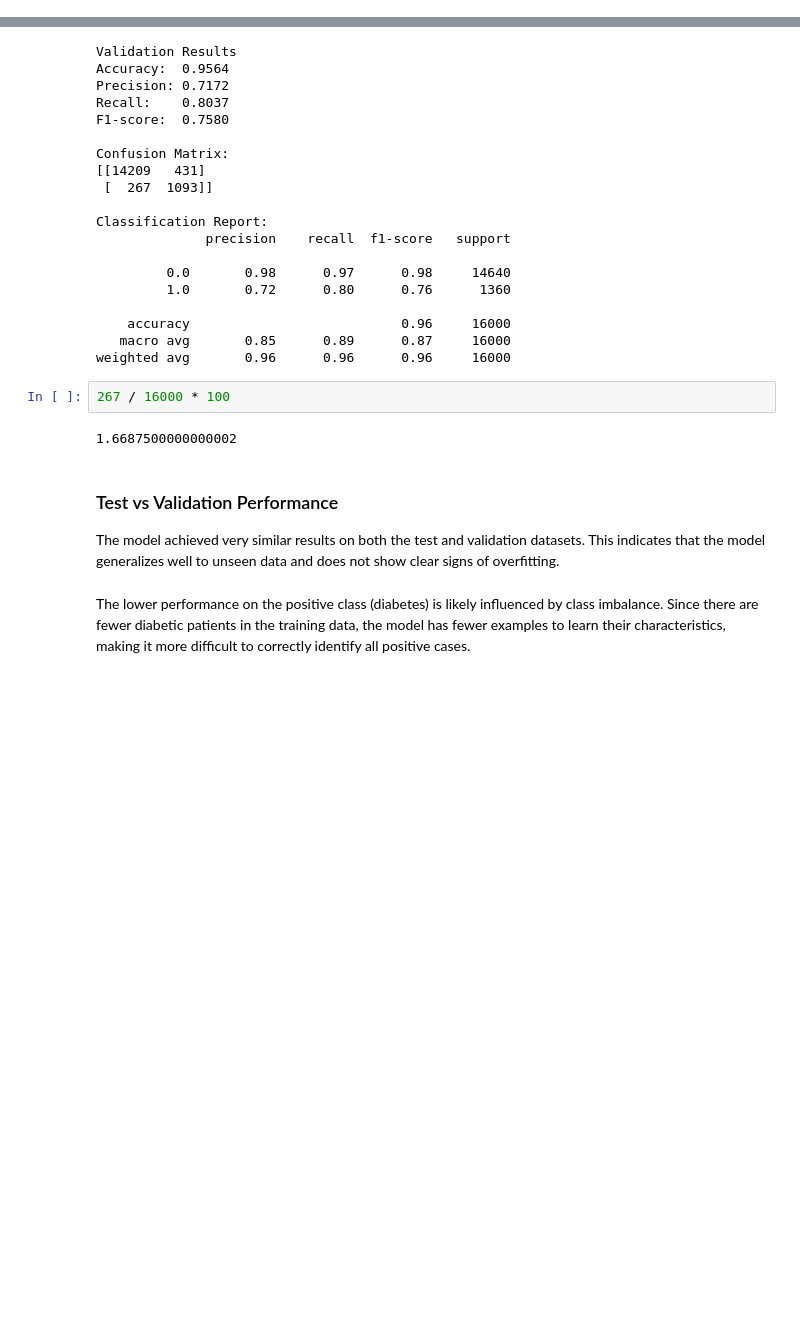
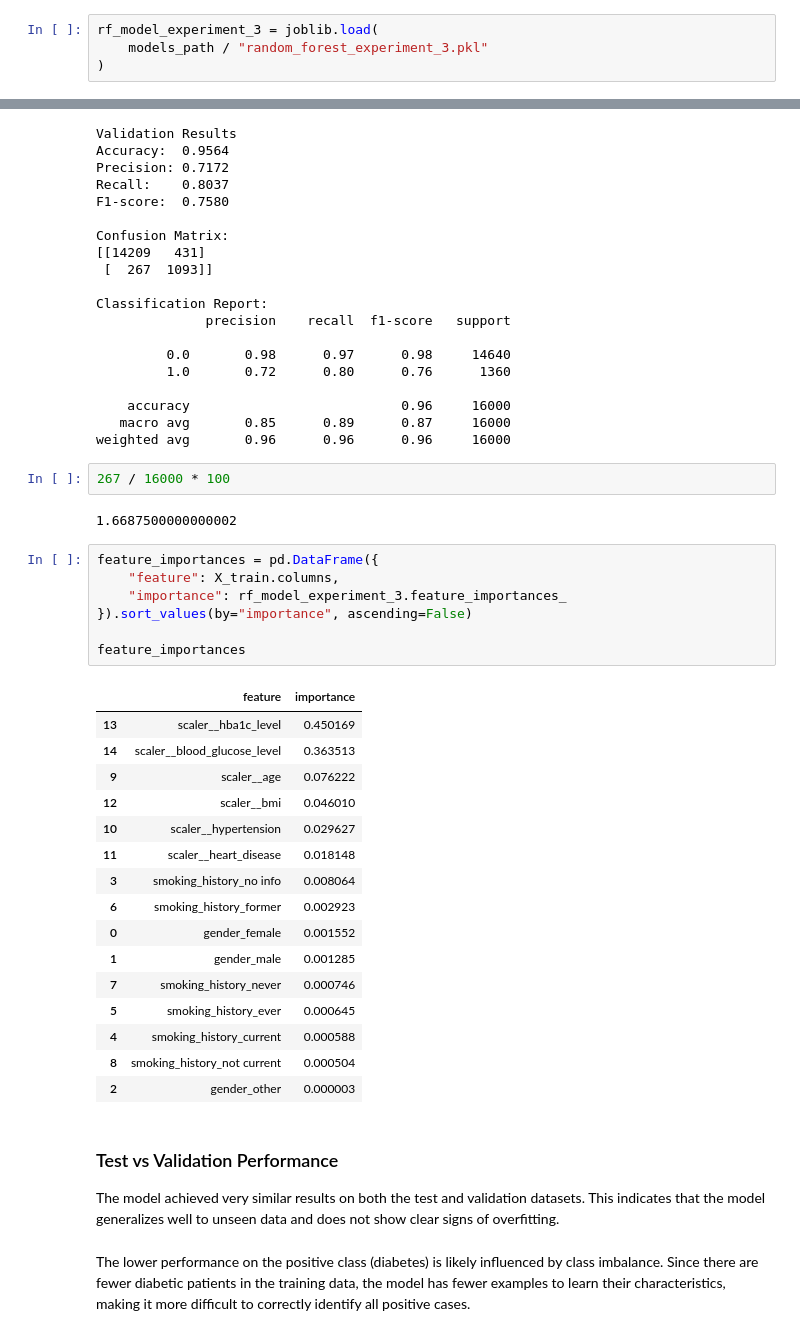
Before and after one commit to plamensve/SU_ML_RETAKE_EXAM_2026, a Jupyter notebook: notebooks/04_modeling.ipynb, the cells around one changed output, grey strips where cells are left out. Saved outputs shown, nothing was run; the diff lists cells and outputs as text; blank space fills up the shorter version.

```diff
--- a/notebooks/04_modeling.ipynb
+++ b/notebooks/04_modeling.ipynb
@@ -482,6 +482,10 @@ joblib.dump(rf_model_experiment_3, models_path / "random_forest_experiment_3.pkl
 ### Threshold Analysis
 
 After training the Random Forest model, the next step is to evaluate different classification thresholds. By default, predictions are converted into class labels using a threshold of **0.50**. Lowering or increasing this threshold changes the trade-off between recall, precision, and accuracy. The objective of this analysis is to identify a threshold that reduces the number of **False Negatives** (patients with diabetes incorrectly classified as healthy) while preserving high overall model accuracy.
+# %%
+rf_model_experiment_3 = joblib.load(
+    models_path / "random_forest_experiment_3.pkl"
+)
 # %%
 # Get predicted probabilities for the positive class.
 y_proba = rf_model_experiment_3.predict_proba(X_test)[:, 1]
@@ -620,6 +624,30 @@ weighted avg       0.96      0.96      0.96     16000
 267 / 16000 * 100
 # %% [output]
 1.6687500000000002
+# %%
+feature_importances = pd.DataFrame({
+    "feature": X_train.columns,
+    "importance": rf_model_experiment_3.feature_importances_
+}).sort_values(by="importance", ascending=False)
+
+feature_importances
+# %% [output]
+|  | feature | importance |
+| 13 | scaler__hba1c_level | 0.450169 |
+| 14 | scaler__blood_glucose_level | 0.363513 |
+| 9 | scaler__age | 0.076222 |
+| 12 | scaler__bmi | 0.046010 |
+| 10 | scaler__hypertension | 0.029627 |
+| 11 | scaler__heart_disease | 0.018148 |
+| 3 | smoking_history_no info | 0.008064 |
+| 6 | smoking_history_former | 0.002923 |
+| 0 | gender_female | 0.001552 |
+| 1 | gender_male | 0.001285 |
+| 7 | smoking_history_never | 0.000746 |
+| 5 | smoking_history_ever | 0.000645 |
+| 4 | smoking_history_current | 0.000588 |
+| 8 | smoking_history_not current | 0.000504 |
+| 2 | gender_other | 0.000003 |
 # %% [markdown]
 ### Test vs Validation Performance
 
```
Also changed, not shown: parts of 6 cells of this notebook, 3 other files.
